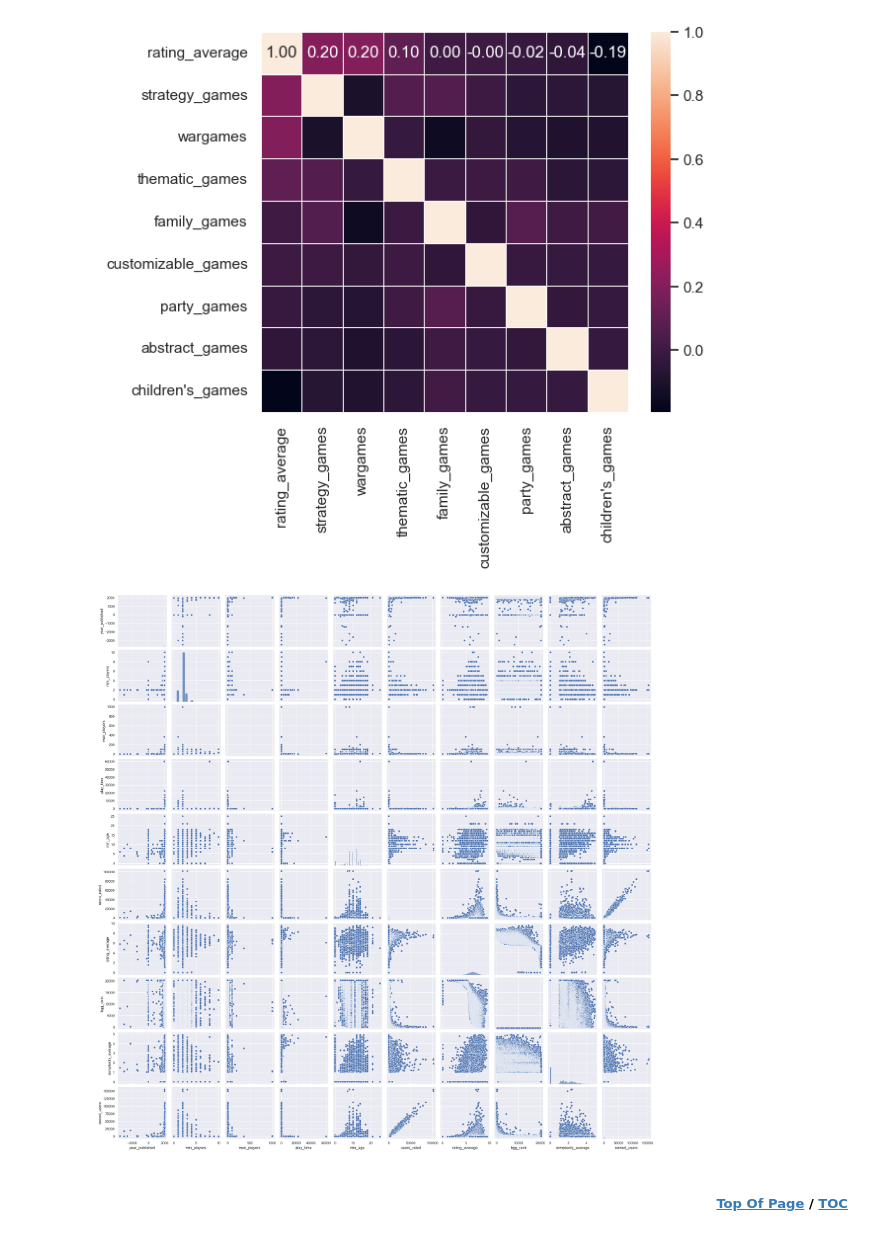
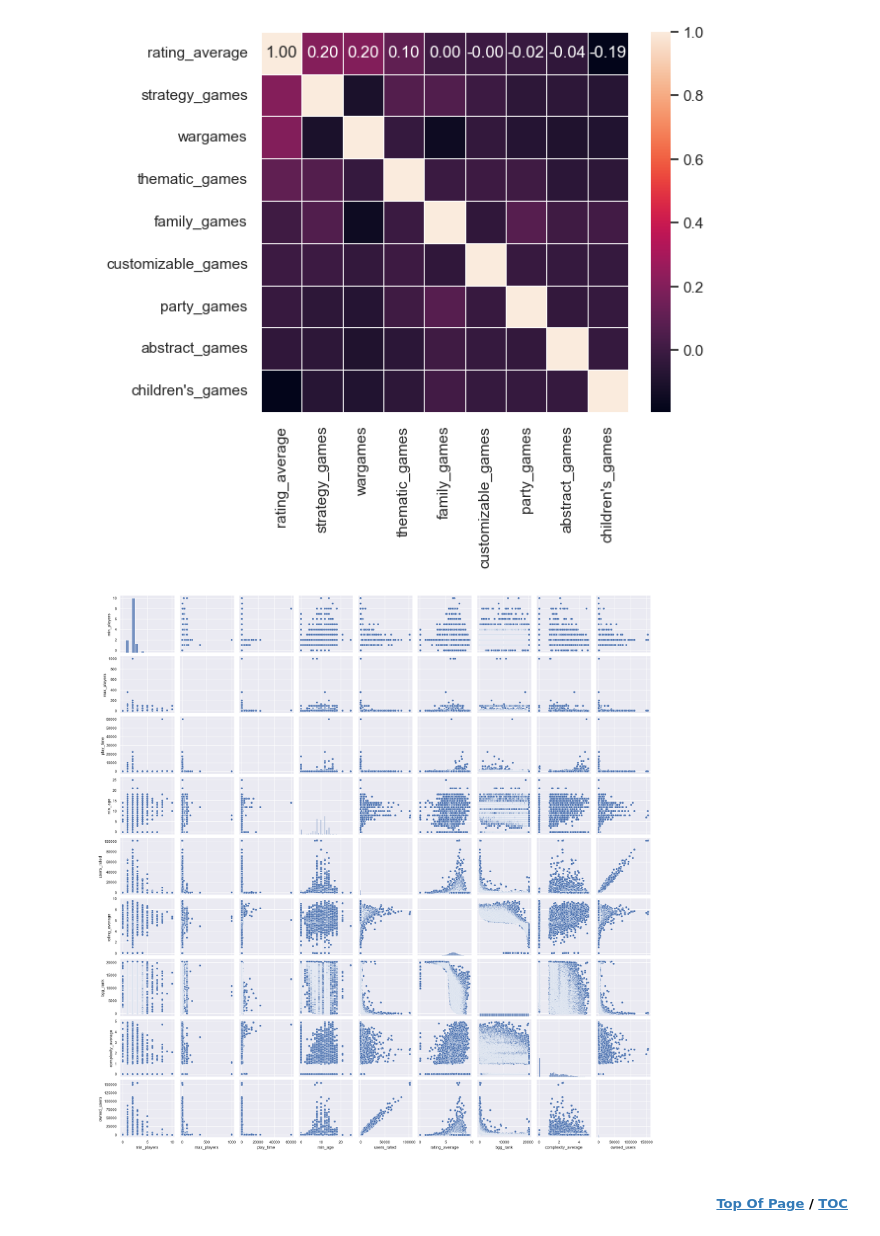
Before and after one commit to jdormaar/Boardgame_Preferences_Predictive_Analysis, a Jupyter notebook: workbook/notebook.ipynb, the cells around one changed output. Cells and saved outputs as stored; diff of their text form; code cells hidden in the pictures.

Commit message:
Saved copy to plan for filtering function

```diff
--- a/workbook/notebook.ipynb
+++ b/workbook/notebook.ipynb
@@ -1151,10 +1157,11 @@ full.head(1)
 # %%
-full.drop(columns=['id', 'name', 'year_published'], inplace=True)
+data = df.copy()
+data.drop(columns=['id', 'name', 'year_published'], inplace=True)
 # %%
-sns.pairplot(data=df)
+sns.pairplot(data=data)
 plt.show()
 # %% [output]
-[figure, old version]
+[figure, new version]
 # %% [markdown]
 <h5 style="text-align:right; padding-right: 10%;">
   <a href="#title">Top Of Page</a> / <a href="#table-of-contents">TOC</a>
```
Also changed, not shown: parts of 13 cells of this notebook, 1 other file.
